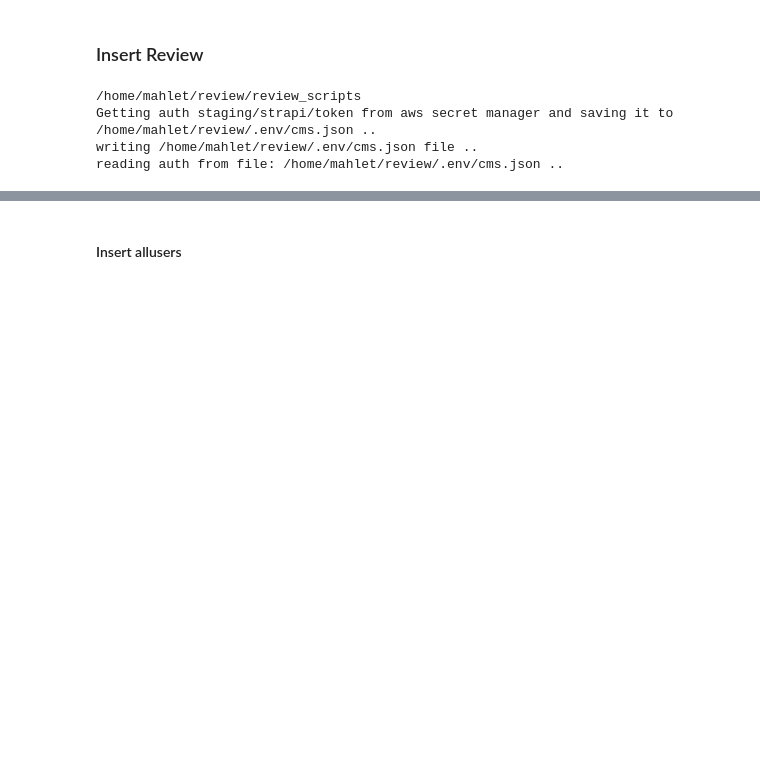
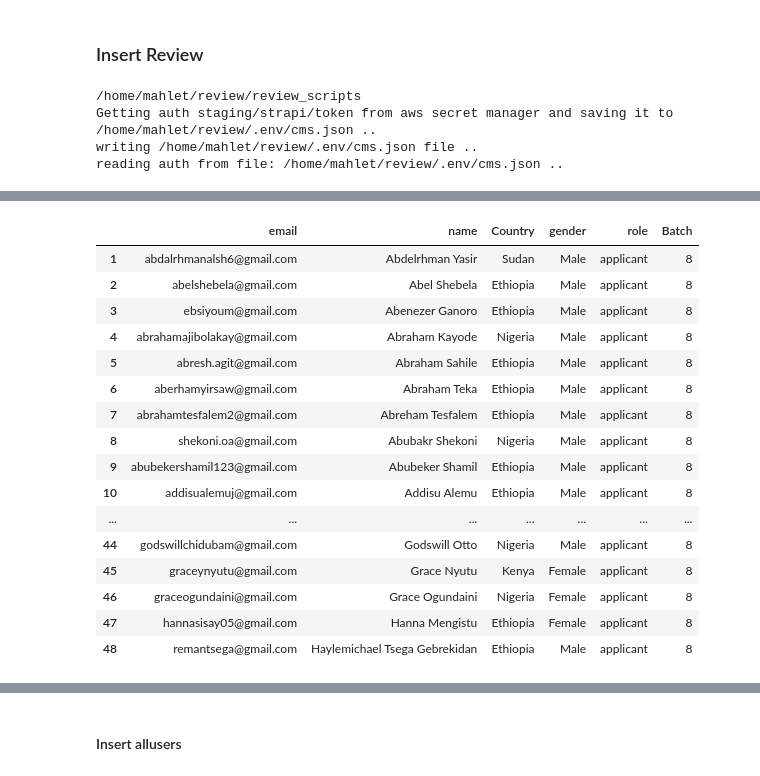
Before and after one commit to 10xac/review, a Jupyter notebook: notebooks/insert_all_users.ipynb, the cells around one changed output, grey strips where cells are left out. Saved outputs shown, nothing was run; the diff lists cells and outputs as text; code cells hidden in the pictures; blank space fills up the shorter version.

```diff
--- a/notebooks/insert_all_users.ipynb
+++ b/notebooks/insert_all_users.ipynb
@@ -54,0 +152,6 @@ reading auth from file: /home/mahlet/review/.env/cms.json ..
+# %%
+sid = "11Olnm1TPKN-QyrBjibzTKMa1E8EMSOoenuRIM-mnKkM"
+iar =  insert_allusers.InsertAllUsers(sid_application=sid,
+                                      batch="batch-8", run_stage="dev-cms",
+                                      sname= 'forBackendUse',
+                                      role = "applicant" )
@@ -54,0 +168,2 @@ reading auth from file: /home/mahlet/review/.env/cms.json ..
+# %%
+ddf = iar.prepare_applicants()
@@ -54,0 +201,20 @@ reading auth from file: /home/mahlet/review/.env/cms.json ..
+# %%
+ddf[:48]
+# %% [output]
+|  | email | name | Country | gender | role | Batch |
+| 1 | abdalrhmanalsh6@gmail.com | Abdelrhman Yasir | Sudan | Male | applicant | 8 |
+| 2 | abelshebela@gmail.com | Abel Shebela | Ethiopia | Male | applicant | 8 |
+| 3 | ebsiyoum@gmail.com | Abenezer Ganoro | Ethiopia | Male | applicant | 8 |
+| 4 | abrahamajibolakay@gmail.com | Abraham Kayode | Nigeria | Male | applicant | 8 |
+| 5 | abresh.agit@gmail.com | Abraham Sahile | Ethiopia | Male | applicant | 8 |
+| 6 | aberhamyirsaw@gmail.com | Abraham Teka | Ethiopia | Male | applicant | 8 |
+| 7 | abrahamtesfalem2@gmail.com | Abreham Tesfalem | Ethiopia | Male | applicant | 8 |
+| 8 | shekoni.oa@gmail.com | Abubakr Shekoni | Nigeria | Male | applicant | 8 |
+| 9 | abubekershamil123@gmail.com | Abubeker Shamil | Ethiopia | Male | applicant | 8 |
+| 10 | addisualemuj@gmail.com | Addisu Alemu | Ethiopia | Male | applicant | 8 |
+| ... | ... | ... | ... | ... | ... | ... |
+| 44 | godswillchidubam@gmail.com | Godswill Otto | Nigeria | Male | applicant | 8 |
+| 45 | graceynyutu@gmail.com | Grace Nyutu | Kenya | Female | applicant | 8 |
+| 46 | graceogundaini@gmail.com | Grace Ogundaini | Nigeria | Female | applicant | 8 |
+| 47 | hannasisay05@gmail.com | Hanna Mengistu | Ethiopia | Female | applicant | 8 |
+| 48 | remantsega@gmail.com | Haylemichael Tsega Gebrekidan | Ethiopia | Male | applicant | 8 |
```
Also changed, not shown: parts of 31 cells of this notebook, 7 other files.
